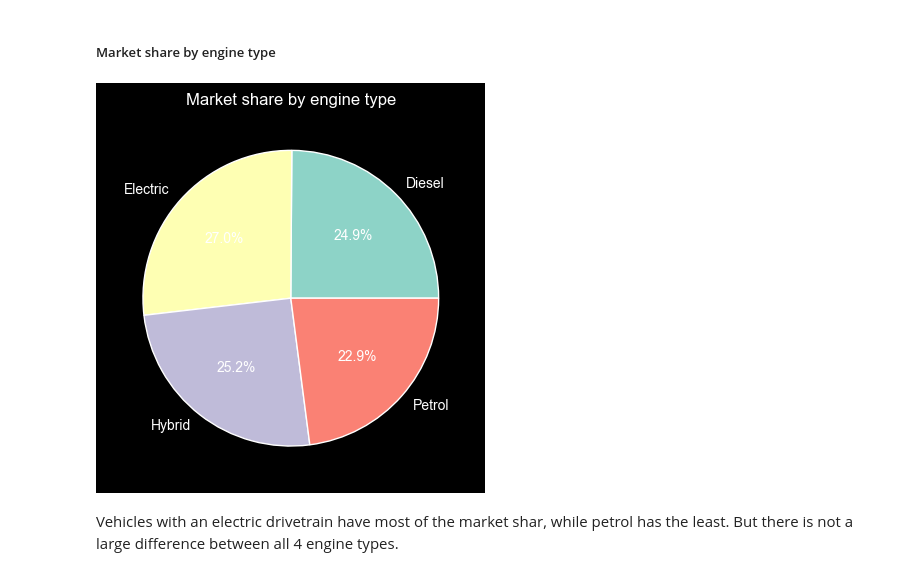
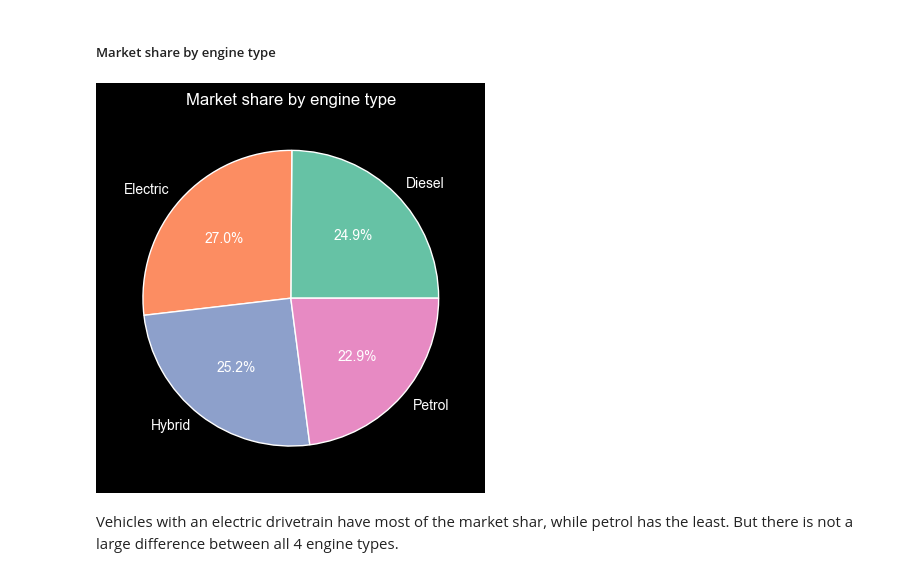
Before and after one commit to Rayyan688/Rayyan-s-Repo, a Jupyter notebook: EDA.ipynb, the cells around one changed output. Saved outputs shown, nothing was run; the diff lists cells and outputs as text; code cells hidden in the pictures.

```diff
--- a/EDA.ipynb
+++ b/EDA.ipynb
@@ -85,11 +85,11 @@ China is the leading country in average sales
 # %%
 plt.figure()
 sales_by_engine = df.groupby("engine_type")["units_sold"].sum()
-plt.pie(sales_by_engine.values, labels=sales_by_engine.index, autopct='%1.1f%%')
+plt.pie(sales_by_engine.values, labels=sales_by_engine.index, autopct='%1.1f%%', colors=sns.color_palette('Set2'))
 plt.title("Market share by engine type")
 plt.show()
 # %% [output]
-[figure, old version]
+[figure, new version]
 # %% [markdown]
 Vehicles with an electric drivetrain have most of the market shar, while petrol has the least. But there is not a large difference between all 4 engine types.
 # %% [markdown]
```
Also changed, not shown: parts of 2 cells of this notebook.
